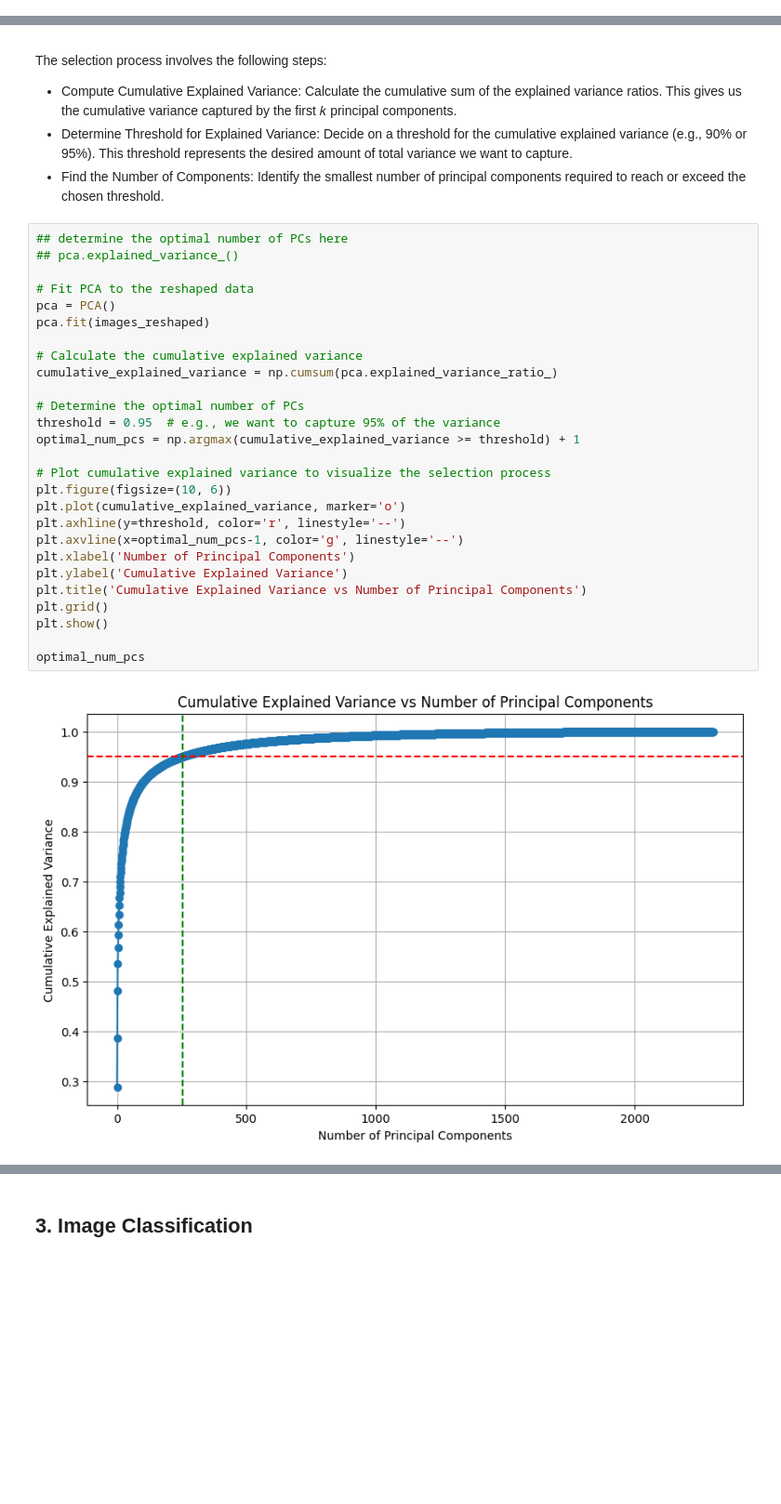
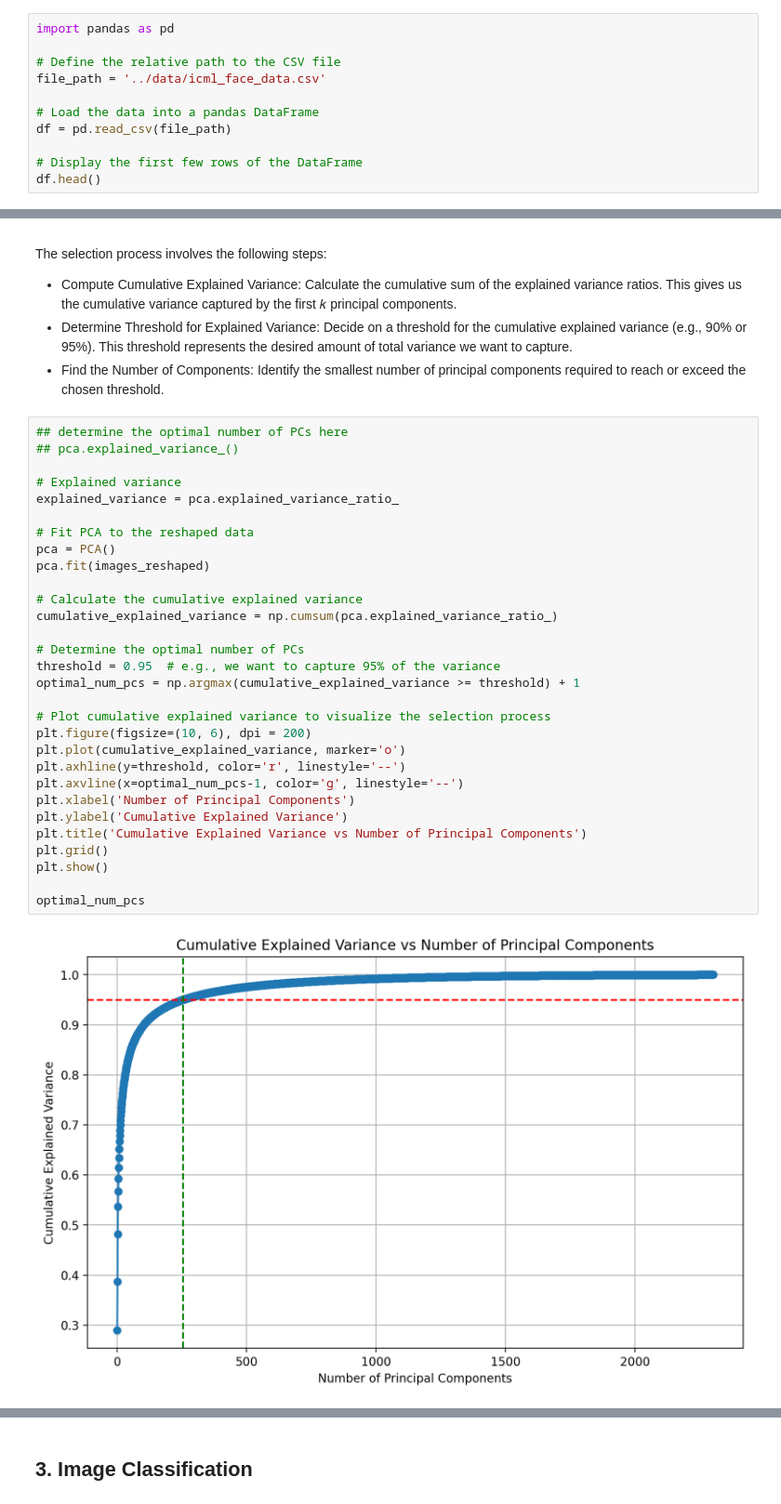
Before and after one commit to taindp98/Fundamental-ML, a Jupyter notebook: notebooks/EDA.ipynb, the cells around one changed output, grey strips where cells are left out. Shown at 93% size. Drawn from its saved outputs; the diff is of its cells as text; blank space fills up the shorter version.

```diff
--- a/notebooks/EDA.ipynb
+++ b/notebooks/EDA.ipynb
@@ -51,0 +41,11 @@ df.head()
+# %%
+import pandas as pd
+
+# Define the relative path to the CSV file
+file_path = '../data/icml_face_data.csv'
+
+# Load the data into a pandas DataFrame
+df = pd.read_csv(file_path)
+
+# Display the first few rows of the DataFrame
+df.head()
@@ -114,30 +122,33 @@ The selection process involves the following steps:
 # %%
 ## determine the optimal number of PCs here
 ## pca.explained_variance_()
+
+# Explained variance
+explained_variance = pca.explained_variance_ratio_
 
 # Fit PCA to the reshaped data
 pca = PCA()
 pca.fit(images_reshaped)
 
 # Calculate the cumulative explained variance
 cumulative_explained_variance = np.cumsum(pca.explained_variance_ratio_)
 
 # Determine the optimal number of PCs
 threshold = 0.95  # e.g., we want to capture 95% of the variance
 optimal_num_pcs = np.argmax(cumulative_explained_variance >= threshold) + 1
 
 # Plot cumulative explained variance to visualize the selection process
-plt.figure(figsize=(10, 6))
+plt.figure(figsize=(10, 6), dpi = 200)
 plt.plot(cumulative_explained_variance, marker='o')
 plt.axhline(y=threshold, color='r', linestyle='--')
 plt.axvline(x=optimal_num_pcs-1, color='g', linestyle='--')
 plt.xlabel('Number of Principal Components')
 plt.ylabel('Cumulative Explained Variance')
 plt.title('Cumulative Explained Variance vs Number of Principal Components')
 plt.grid()
 plt.show()
 
 optimal_num_pcs
 # %% [output]
-[figure, old version]
+[figure, new version]
 255
```
Also changed, not shown: parts of 9 cells of this notebook.
